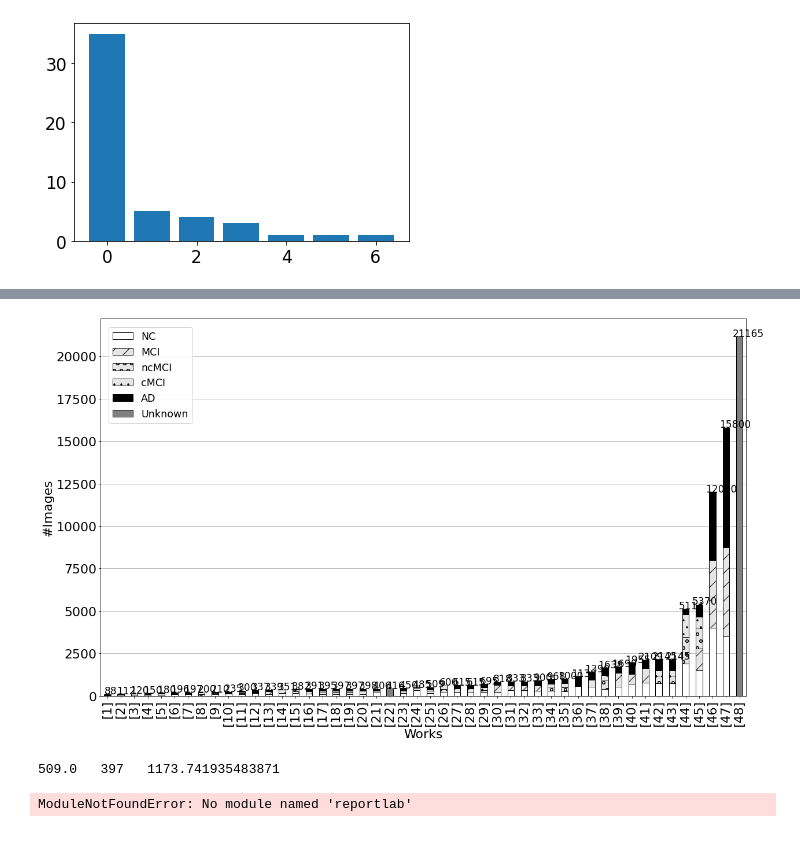
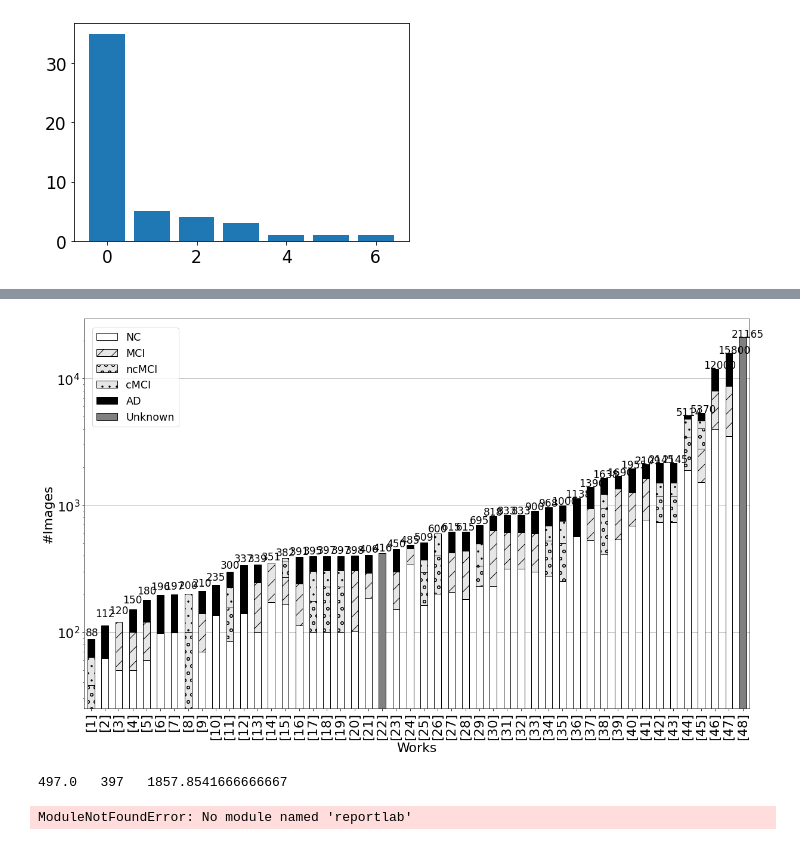
Before and after one commit to KaueTND/SLReview_Alz_AI_IR, a Jupyter notebook: Pizza Graph.ipynb, the cells around one changed output, grey strips where cells are left out. Drawn from its saved outputs; the diff is of its cells as text; code cells hidden in the pictures.

```diff
--- a/Pizza Graph.ipynb
+++ b/Pizza Graph.ipynb
@@ -10,5 +10,12 @@ from matplotlib.patches import Rectangle
 import matplotlib.lines as mlines
 from scipy import stats
 # %%
-df = pd.read_csv("fichFinalAtualizado20182021.csv", sep=';', encoding='latin-1')
+df = pd.read_csv("fichFinalAtualizado20182021_Kaue.csv", sep=';', encoding='latin-1')
 df.head()
+
+
+nan_value = float("NaN")
+
+df.replace("", nan_value, inplace=True)
+
+df.dropna(subset = ["n Imagens"], inplace=True)
@@ -231,44 +235,45 @@ dfx.plot(ax=ax,kind='bar',color='white', stacked=True,zorder=3)
 #ax.set_yscale('log',basey=2)
 bars = ax.patches
 patterns =(' ', '/','o','.',' ',' ')
 
 #colors  = ('red','blue','green','yellow','purple','gray')
 colors = np.array([[1, 1, 1],[0.9, 0.9, 0.9],[0.9, 0.9, 0.9],[0.9, 0.9, 0.9],[0, 0, 0],[0.5, 0.5, 0.5]])
 hatches = [p for p in patterns for i in range(len(dfx))]
 colors  = [p for p in colors for i in range(len(dfx))]
 
 for bar, hatch, color in zip(bars, hatches, colors):
     bar.set_edgecolor(color='black')
     bar.set_facecolor(color=color)
     bar.set_hatch(hatch)
 
 total_value.sort()
 for i in range(0,len(level_cmci)):
     label = str(total_value[i])
     if(total_value[i]-10**2 < 0):
-        plt.text(i-0.2,total_value[i]+20,label)
+        plt.text(i-0.4,total_value[i]+5,label)
     elif(total_value[i]-10**3 < 0):
-        plt.text(i-0.3,total_value[i]+20,label)
+        plt.text(i-0.7,total_value[i]+20,label)
     else:
-        plt.text(i-0.5,total_value[i]+20,label)
+        plt.text(i-0.8,total_value[i]+20,label)
 ax.yaxis.grid()
 ax.legend(loc='center right', bbox_to_anchor=(0.15, 0.85), fontsize=17.5)
 p = ax.set_xticklabels((('['+str(x)+']') for x in range(1,len(level_mci)+1)))
 ax.set_xlabel('Works', fontsize=22)
 ax.set_ylabel('#Images', fontsize=22)
 ax.tick_params(labelsize=22)
+ax.set_yscale('log')
 
 plt.axis('on')
 plt.savefig('sizeDatasets.jpg',transparent=True, bbox_inches='tight', pad_inches=0)
 # %% [output]
-[figure, old version]
+[figure, new version]
 # %%
 median = np.median(total_value)
 mode = int(stats.mode(total_value).mode)
 avg = total_value.mean()
 print(median, ' ', mode, ' ', avg)
 # %% [output]
-509.0   397   1173.741935483871
+497.0   397   1857.8541666666667
 # %%
 from reportlab.lib import colors
 from reportlab.lib.pagesizes import letter
```
Also changed, not shown: parts of 6 cells of this notebook, 15 other files.
